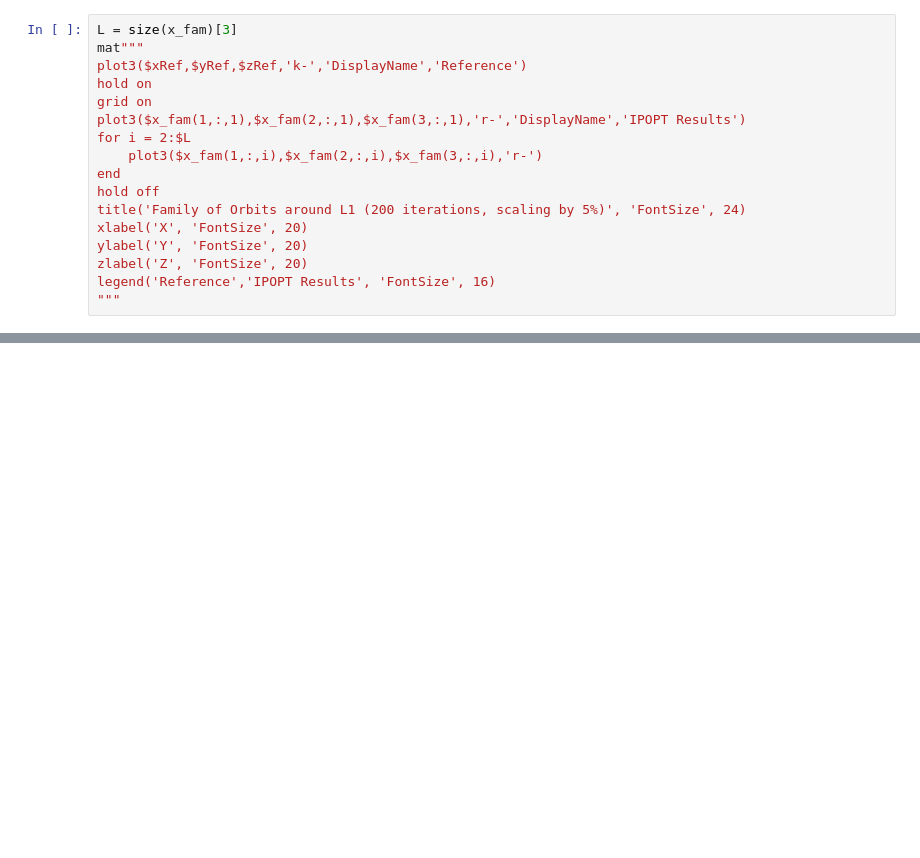
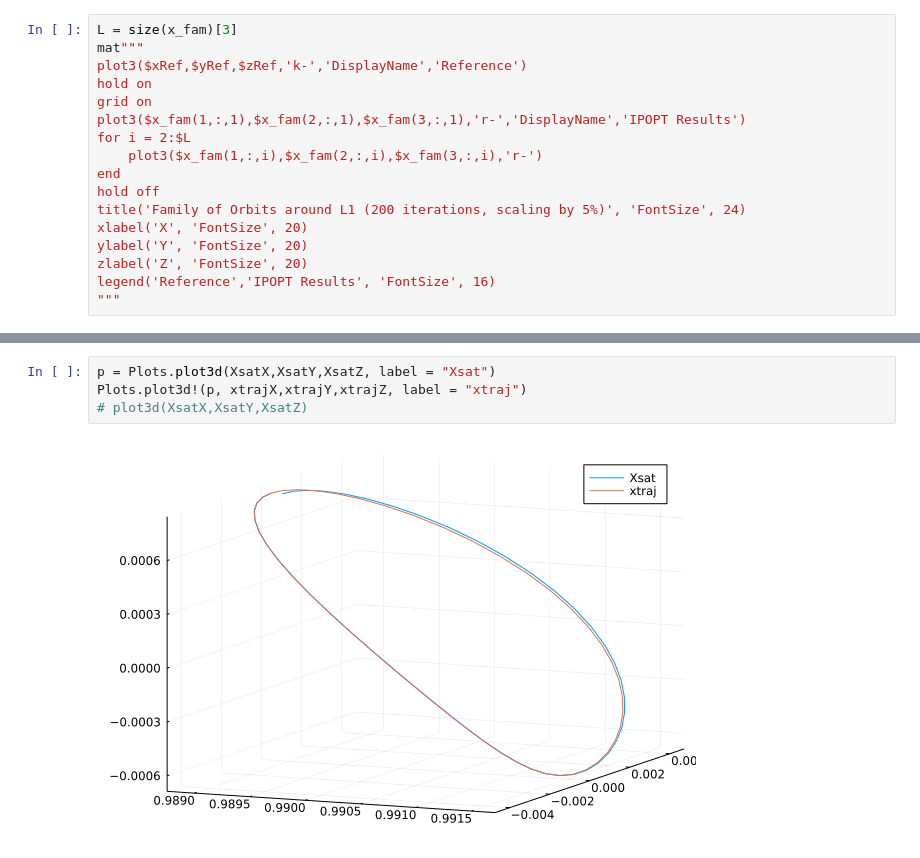
Before and after one commit to shukanp/16745-threebody, a Jupyter notebook: src/dircol.ipynb, the cells around one changed output, grey strips where cells are left out. Cells and saved outputs as stored; diff of their text form; blank space fills up the shorter version.

```diff
--- a/src/dircol.ipynb
+++ b/src/dircol.ipynb
@@ -313,0 +427,6 @@ legend('Reference','IPOPT Results', 'FontSize', 16)
+# %%
+p = Plots.plot3d(XsatX,XsatY,XsatZ, label = "Xsat")
+Plots.plot3d!(p, xtrajX,xtrajY,xtrajZ, label = "xtraj")
+# plot3d(XsatX,XsatY,XsatZ)
+# %% [output]
+[figure, added]
```
Also changed, not shown: parts of 16 cells of this notebook, 1 other file.
